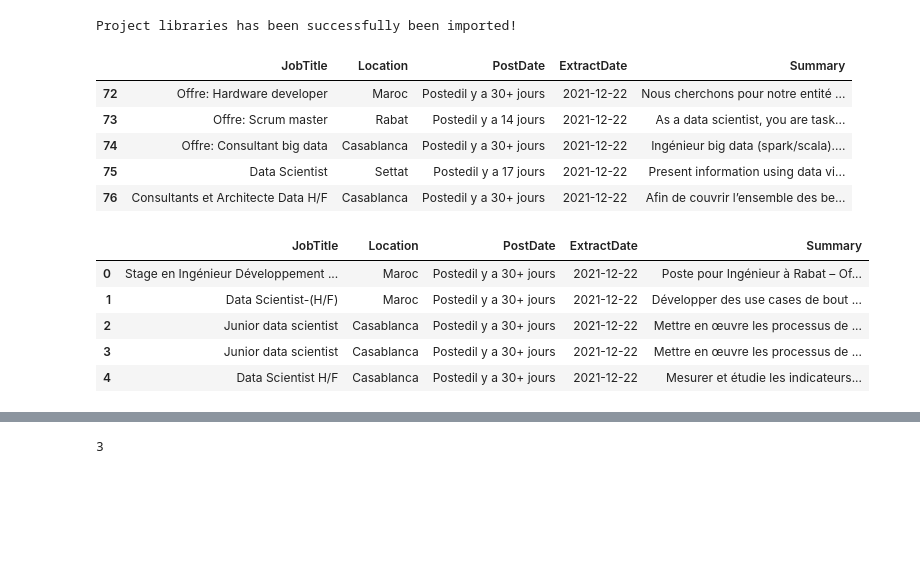
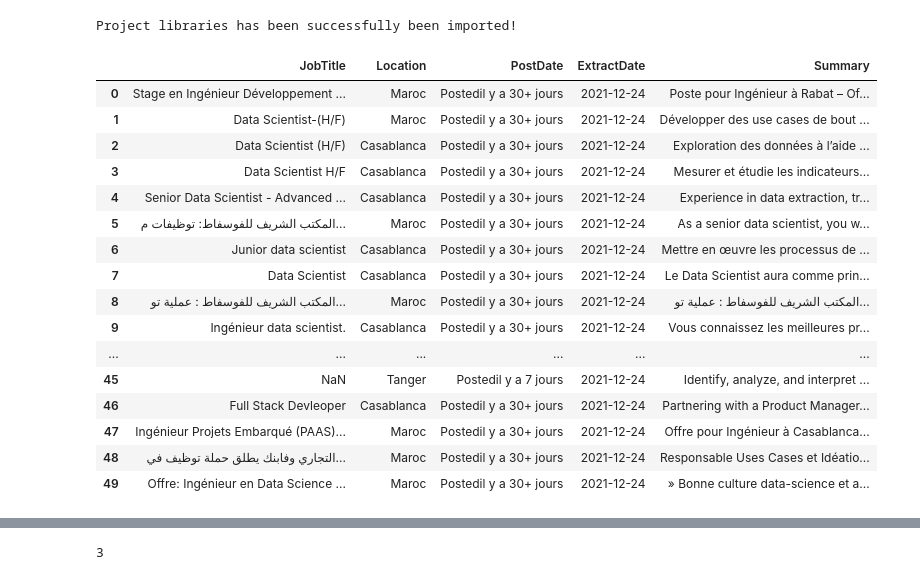
Before and after one commit to hibatallahk/WebScrapping, a Jupyter notebook: webTest2.ipynb, the cells around one changed output, grey strips where cells are left out. Drawn from its saved outputs; the diff is of its cells as text; code cells hidden in the pictures; blank space fills up the shorter version.

```diff
--- a/webTest2.ipynb
+++ b/webTest2.ipynb
@@ -275,21 +288,23 @@ print('Project libraries has been successfully been imported!')
 Project libraries has been successfully been imported!
 # %%
 df = pd.read_csv('results.csv', sep=',')
-# %%
-df.tail()
-# %% [output]
-|  | JobTitle | Location | PostDate | ExtractDate | Summary |
-| 72 | Offre: Hardware developer | Maroc | Postedil y a 30+ jours | 2021-12-22 | Nous cherchons pour notre entité ... |
-| 73 | Offre: Scrum master | Rabat | Postedil y a 14 jours | 2021-12-22 | As a data scientist, you are task... |
-| 74 | Offre: Consultant big data | Casablanca | Postedil y a 30+ jours | 2021-12-22 | Ingénieur big data (spark/scala).... |
-| 75 | Data Scientist | Settat | Postedil y a 17 jours | 2021-12-22 | Present information using data vi... |
-| 76 | Consultants et Architecte Data H/F | Casablanca | Postedil y a 30+ jours | 2021-12-22 | Afin de couvrir l’ensemble des be... |
 # %%
-df.head()
+df.head(50)
 # %% [output]
 |  | JobTitle | Location | PostDate | ExtractDate | Summary |
-| 0 | Stage en Ingénieur Développement ... | Maroc | Postedil y a 30+ jours | 2021-12-22 | Poste pour Ingénieur à Rabat – Of... |
-| 1 | Data Scientist-(H/F) | Maroc | Postedil y a 30+ jours | 2021-12-22 | Développer des use cases de bout ... |
-| 2 | Junior data scientist | Casablanca | Postedil y a 30+ jours | 2021-12-22 | Mettre en œuvre les processus de ... |
-| 3 | Junior data scientist | Casablanca | Postedil y a 30+ jours | 2021-12-22 | Mettre en œuvre les processus de ... |
-| 4 | Data Scientist H/F | Casablanca | Postedil y a 30+ jours | 2021-12-22 | Mesurer et étudie les indicateurs... |
+| 0 | Stage en Ingénieur Développement ... | Maroc | Postedil y a 30+ jours | 2021-12-24 | Poste pour Ingénieur à Rabat – Of... |
+| 1 | Data Scientist-(H/F) | Maroc | Postedil y a 30+ jours | 2021-12-24 | Développer des use cases de bout ... |
+| 2 | Data Scientist (H/F) | Casablanca | Postedil y a 30+ jours | 2021-12-24 | Exploration des données à l’aide ... |
+| 3 | Data Scientist H/F | Casablanca | Postedil y a 30+ jours | 2021-12-24 | Mesurer et étudie les indicateurs... |
+| 4 | Senior Data Scientist - Advanced ... | Casablanca | Postedil y a 30+ jours | 2021-12-24 | Experience in data extraction, tr... |
+| 5 | المكتب الشريف للفوسفاط: توظيفات م... | Maroc | Postedil y a 30+ jours | 2021-12-24 | As a senior data scientist, you w... |
+| 6 | Junior data scientist | Casablanca | Postedil y a 30+ jours | 2021-12-24 | Mettre en œuvre les processus de ... |
+| 7 | Data Scientist | Casablanca | Postedil y a 30+ jours | 2021-12-24 | Le Data Scientist aura comme prin... |
+| 8 | المكتب الشريف للفوسفاط : عملية تو... | Maroc | Postedil y a 30+ jours | 2021-12-24 | المكتب الشريف للفوسفاط : عملية تو... |
+| 9 | Ingénieur data scientist. | Casablanca | Postedil y a 30+ jours | 2021-12-24 | Vous connaissez les meilleures pr... |
+| ... | ... | ... | ... | ... | ... |
+| 45 | NaN | Tanger | Postedil y a 7 jours | 2021-12-24 | Identify, analyze, and interpret ... |
+| 46 | Full Stack Devleoper | Casablanca | Postedil y a 30+ jours | 2021-12-24 | Partnering with a Product Manager... |
+| 47 | Ingénieur Projets Embarqué (PAAS)... | Maroc | Postedil y a 30+ jours | 2021-12-24 | Offre pour Ingénieur à Casablanca... |
+| 48 | التجاري وفابنك يطلق حملة توظيف في... | Maroc | Postedil y a 30+ jours | 2021-12-24 | Responsable Uses Cases et Idéatio... |
+| 49 | Offre: Ingénieur en Data Science ... | Maroc | Postedil y a 30+ jours | 2021-12-24 | » Bonne culture data-science et a... |
```
Also changed, not shown: parts of 32 cells of this notebook.
